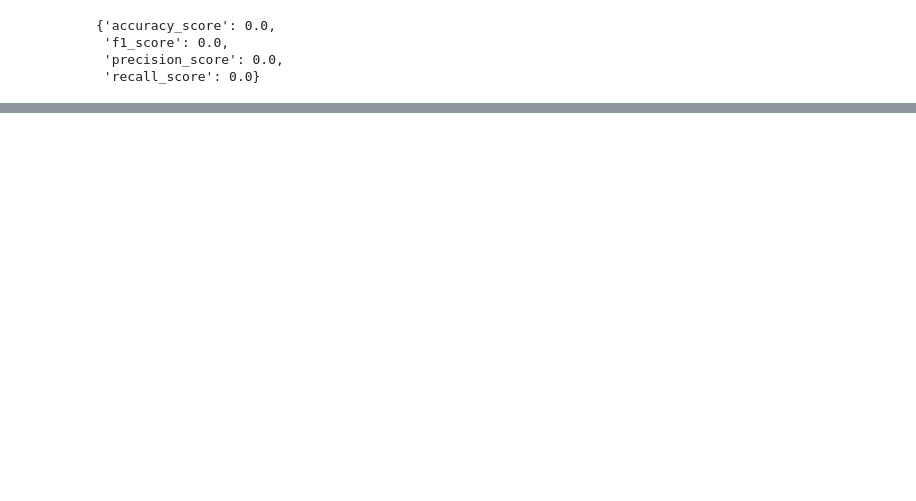
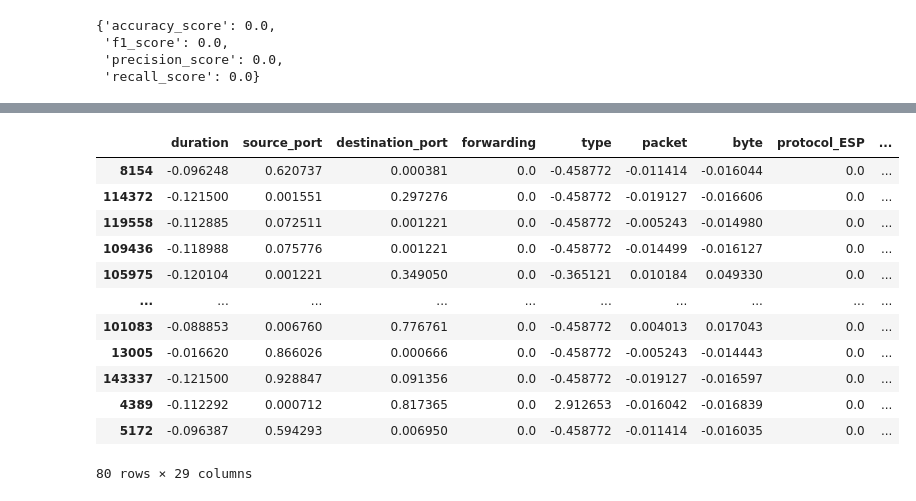
Before and after one commit to nigiva/lre-adversarial-ml-ugr16, a Jupyter notebook: adversarial/adversarial.ipynb, the cells around one changed output, grey strips where cells are left out. Saved outputs shown, nothing was run; the diff lists cells and outputs as text; code cells hidden in the pictures; blank space fills up the shorter version.

```diff
--- a/adversarial/adversarial.ipynb
+++ b/adversarial/adversarial.ipynb
@@ -258,0 +294,26 @@ evaluation("DecisionTreeClassifier", model_dict["DecisionTreeClassifier"], x_adv
+# %%
+BATCH_SIZE = len(x_selected_attack)
+# %%
+background_label_id = LABEL_COLUMN_LIST.get_indexer(["label_background"])[0]
+y_inject_target = np.array([background_label_id for _ in to_label_category(y_selected_attack)])
+# %%
+classifier_dict = dict()
+classifier_dict["DecisionTreeClassifier"] = ScikitlearnDecisionTreeClassifier(model=model_dict["DecisionTreeClassifier"])
+classifier_dict["RandomForestClassifier"] = ScikitlearnRandomForestClassifier(model=model_dict["RandomForestClassifier"])
+classifier_dict["XGBClassifier"] = XGBoostClassifier(model=model_dict["XGBClassifier"], nb_features=x_selected_attack.shape[1])
+# %%
+def get_attack_list(model_name):
+    attack_dict = dict()
+    if model_name == "DecisionTreeClassifier":
+        # Only DecisionTreeClassifier is compatible with DecisionTreeAttack
+        attack_dict["DecisionTreeAttack"] = DecisionTreeAttack(classifier=classifier_dict[model_name])
+
+    ##Float32#attack_dict["BoundaryAttack"] = BoundaryAttack(classifier_dict[model_name], targeted=True, batch_size=BATCH_SIZE, num_trial=1)
+    attack_dict["HopSkipJump"] = HopSkipJump(classifier=classifier_dict[model_name], targeted=True, batch_size=BATCH_SIZE)
+    ##Gradient#attack_dict["TargetedUniversalPerturbation"] = TargetedUniversalPerturbation(classifier=classifier_dict[model_name], attacker="deepfool")
+    ##Gradient#attack_dict["UniversalPerturbation"] = UniversalPerturbation(classifier=classifier_dict[model_name], batch_size=BATCH_SIZE)
+    ##Float32#attack_dict["VirtualAdversarialMethod"] = VirtualAdversarialMethod(classifier=classifier_dict[model_name], batch_size=BATCH_SIZE)
+
+    # The current implementation of Zeroth-Order Optimisation attack only supports `batch_size=1` with feature vectors as input.
+    attack_dict["ZooAttack"] = ZooAttack(classifier=classifier_dict[model_name], targeted=True, batch_size=1, nb_parallel=25, max_iter=50, learning_rate=0.001)
+    return attack_dict
@@ -258,0 +476,16 @@ evaluation("DecisionTreeClassifier", model_dict["DecisionTreeClassifier"], x_adv
+# %%
+x_adv_df
+# %% [output]
+|  | duration | source_port | destination_port | forwarding | type | packet | byte | protocol_ESP | ... |
+| 8154 | -0.096248 | 0.620737 | 0.000381 | 0.0 | -0.458772 | -0.011414 | -0.016044 | 0.0 | ... |
+| 114372 | -0.121500 | 0.001551 | 0.297276 | 0.0 | -0.458772 | -0.019127 | -0.016606 | 0.0 | ... |
+| 119558 | -0.112885 | 0.072511 | 0.001221 | 0.0 | -0.458772 | -0.005243 | -0.014980 | 0.0 | ... |
+| 109436 | -0.118988 | 0.075776 | 0.001221 | 0.0 | -0.458772 | -0.014499 | -0.016127 | 0.0 | ... |
+| 105975 | -0.120104 | 0.001221 | 0.349050 | 0.0 | -0.365121 | 0.010184 | 0.049330 | 0.0 | ... |
+| ... | ... | ... | ... | ... | ... | ... | ... | ... | ... |
+| 101083 | -0.088853 | 0.006760 | 0.776761 | 0.0 | -0.458772 | 0.004013 | 0.017043 | 0.0 | ... |
+| 13005 | -0.016620 | 0.866026 | 0.000666 | 0.0 | -0.458772 | -0.005243 | -0.014443 | 0.0 | ... |
+| 143337 | -0.121500 | 0.928847 | 0.091356 | 0.0 | -0.458772 | -0.019127 | -0.016597 | 0.0 | ... |
+| 4389 | -0.112292 | 0.000712 | 0.817365 | 0.0 | 2.912653 | -0.016042 | -0.016839 | 0.0 | ... |
+| 5172 | -0.096387 | 0.594293 | 0.006950 | 0.0 | -0.458772 | -0.011414 | -0.016035 | 0.0 | ... |
+80 rows × 29 columns
```
Also changed, not shown: parts of 30 cells of this notebook.
